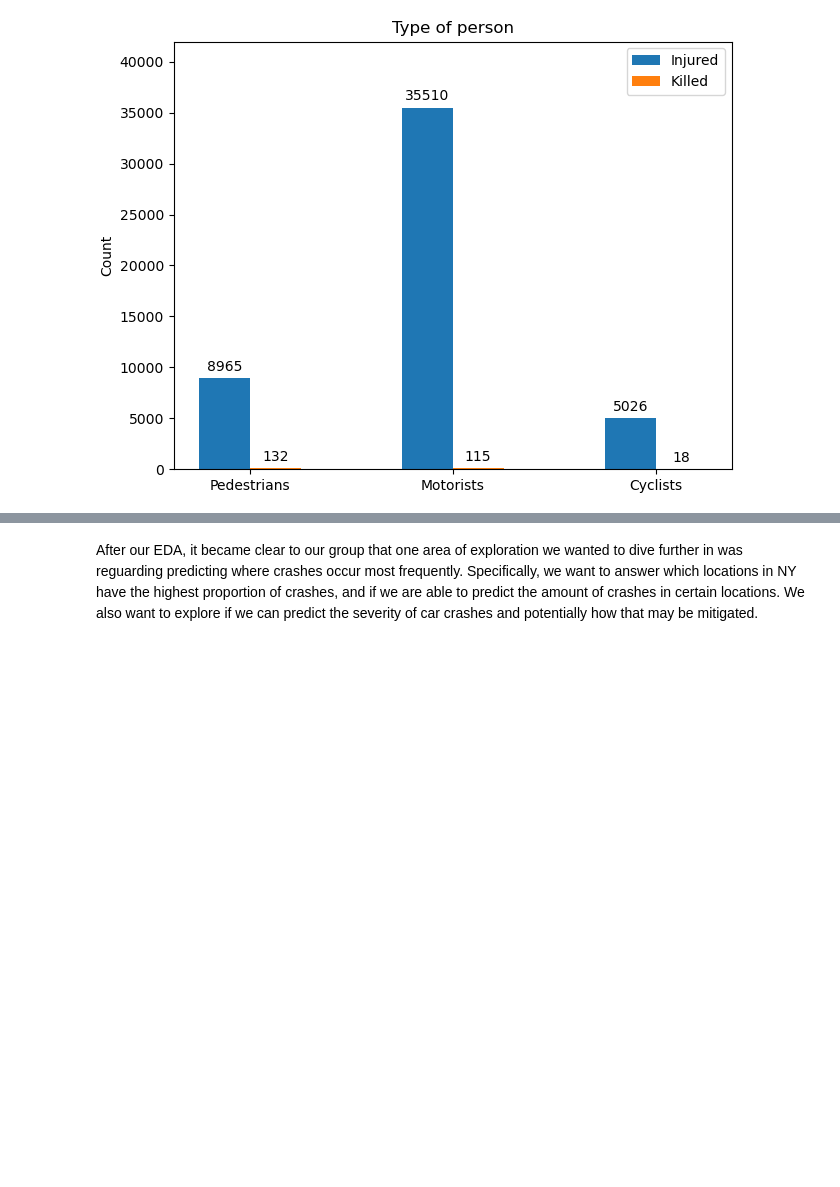
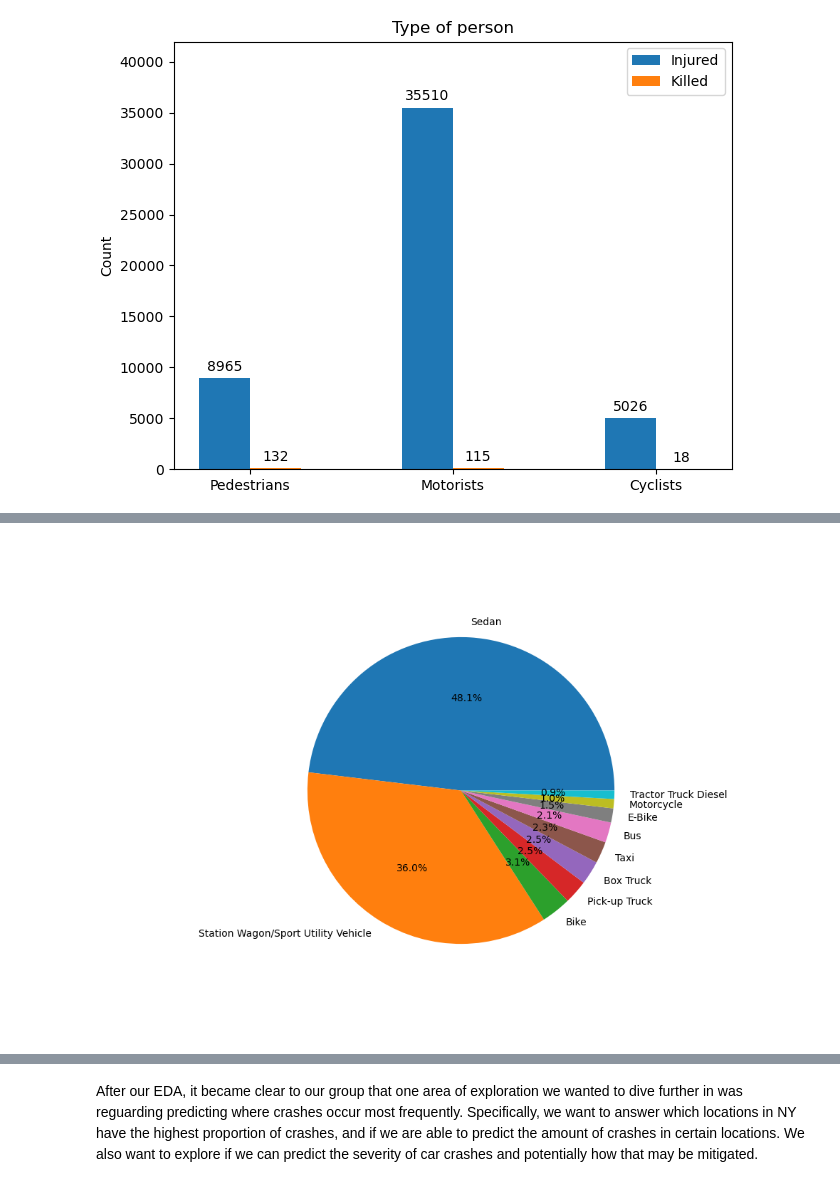
Before and after one commit to UCB-stat-159-s23/project-group19, a Jupyter notebook: main.ipynb, the cells around one changed output, grey strips where cells are left out. Saved outputs shown, nothing was run; the diff lists cells and outputs as text; code cells hidden in the pictures; blank space fills up the shorter version.

```diff
--- a/main.ipynb
+++ b/main.ipynb
@@ -40,0 +75,4 @@ Image("Charts/Collisons by Vehicle.png")
+# %%
+Image("Charts/Collisions by Vehicle Type Code 1.png")
+# %% [output]
+[figure, added]
```
Also changed, not shown: parts of 22 cells of this notebook, 11 other files.
